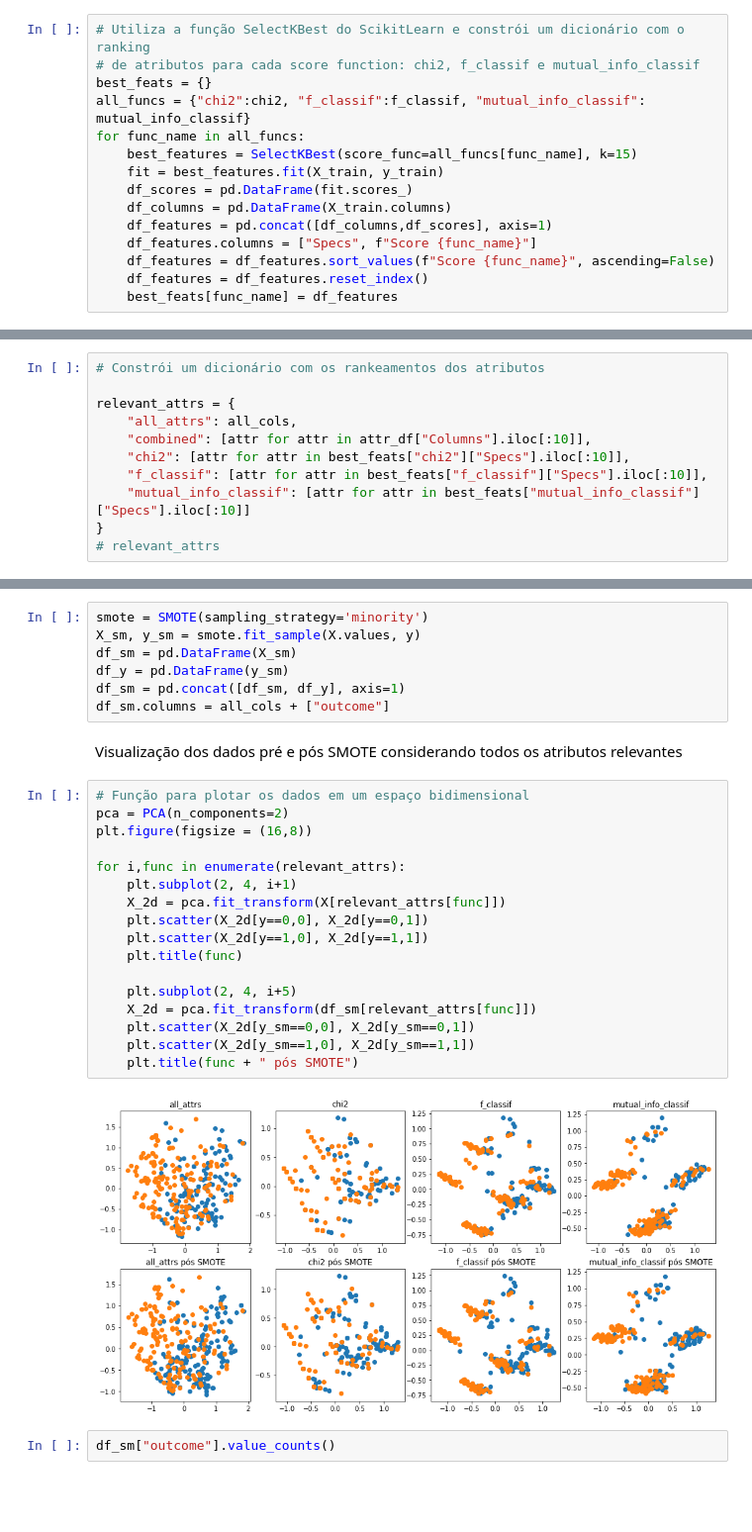
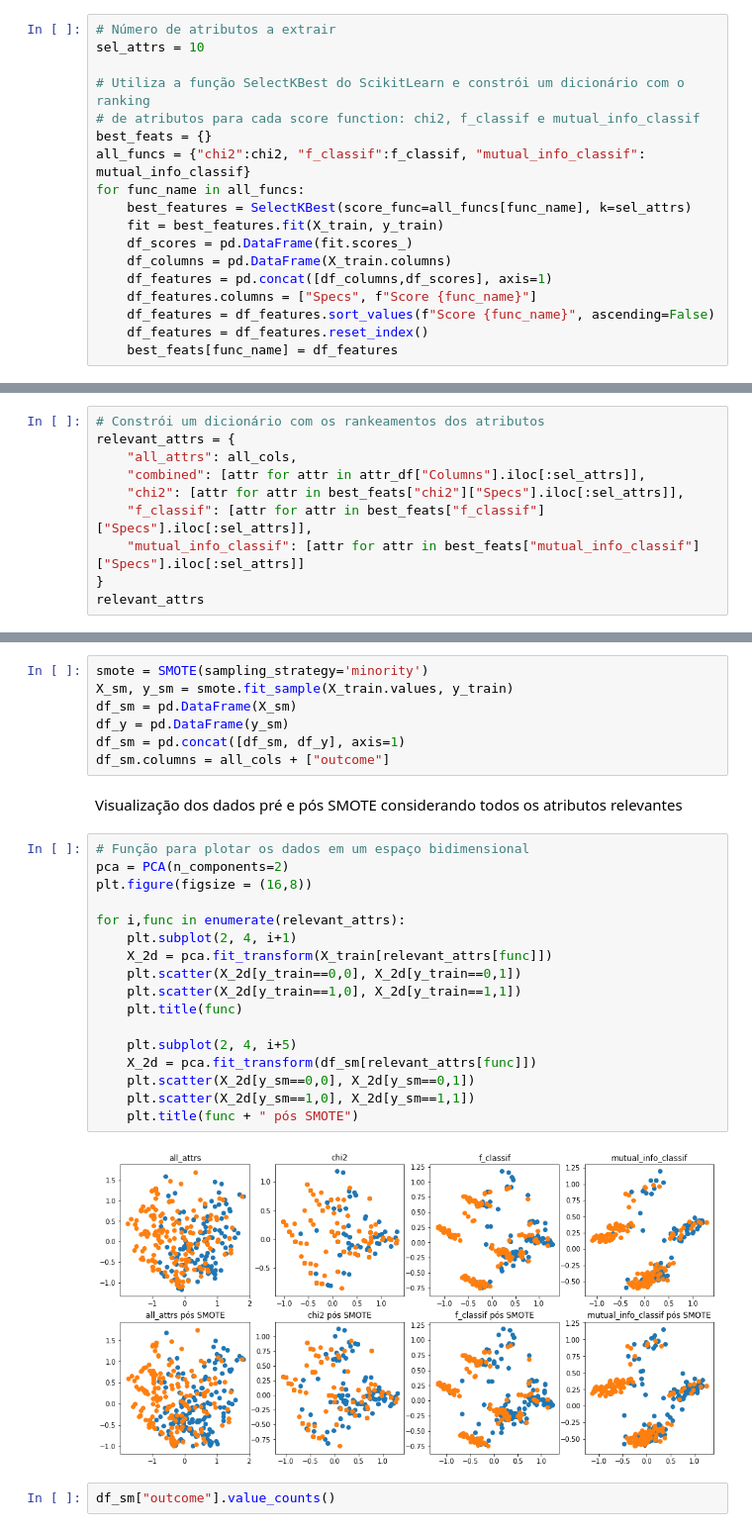
Before and after one commit to rodrigoaraujo01/PowerBI_DM_1, a Jupyter notebook: Rodrigo Araujo - Trabalho Final Data Mining.ipynb, the cells around one changed output, grey strips where cells are left out. Shown: that part at 99% size. Cells and saved outputs as stored; diff of their text form; blank space fills up the shorter version.

```diff
--- a/Rodrigo Araujo - Trabalho Final Data Mining.ipynb
+++ b/Rodrigo Araujo - Trabalho Final Data Mining.ipynb
@@ -319,12 +319,15 @@ X_test = df_test[x_cols]
 y_train = df["outcome"].values
 y_test = df_test["outcome"].values
 # %%
+# Número de atributos a extrair
+sel_attrs = 10
+
 # Utiliza a função SelectKBest do ScikitLearn e constrói um dicionário com o ranking
 # de atributos para cada score function: chi2, f_classif e mutual_info_classif
 best_feats = {}
 all_funcs = {"chi2":chi2, "f_classif":f_classif, "mutual_info_classif": mutual_info_classif}
 for func_name in all_funcs:
-    best_features = SelectKBest(score_func=all_funcs[func_name], k=15)
+    best_features = SelectKBest(score_func=all_funcs[func_name], k=sel_attrs)
     fit = best_features.fit(X_train, y_train)
     df_scores = pd.DataFrame(fit.scores_)
     df_columns = pd.DataFrame(X_train.columns)
@@ -360,12 +363,11 @@ attr_df = attr_df.sort_values("New ranking", ascending=False)
 # attr_df
 # %%
 # Constrói um dicionário com os rankeamentos dos atributos
-
 relevant_attrs = {
     "all_attrs": all_cols,
-    "combined": [attr for attr in attr_df["Columns"].iloc[:10]],
-    "chi2": [attr for attr in best_feats["chi2"]["Specs"].iloc[:10]],
-    "f_classif": [attr for attr in best_feats["f_classif"]["Specs"].iloc[:10]],
-    "mutual_info_classif": [attr for attr in best_feats["mutual_info_classif"]["Specs"].iloc[:10]]
+    "combined": [attr for attr in attr_df["Columns"].iloc[:sel_attrs]],
+    "chi2": [attr for attr in best_feats["chi2"]["Specs"].iloc[:sel_attrs]],
+    "f_classif": [attr for attr in best_feats["f_classif"]["Specs"].iloc[:sel_attrs]],
+    "mutual_info_classif": [attr for attr in best_feats["mutual_info_classif"]["Specs"].iloc[:sel_attrs]]
 }
-# relevant_attrs
+relevant_attrs
@@ -449,7 +469,7 @@ Esse relatório, porém, utilizará o método **SMOTE** (Synthetic Minority Over
 <img src="smote.png"/>
 # %%
 smote = SMOTE(sampling_strategy='minority')
-X_sm, y_sm = smote.fit_sample(X.values, y)
+X_sm, y_sm = smote.fit_sample(X_train.values, y_train)
 df_sm = pd.DataFrame(X_sm)
 df_y = pd.DataFrame(y_sm)
 df_sm = pd.concat([df_sm, df_y], axis=1)
@@ -459,22 +479,22 @@ Visualização dos dados pré e pós SMOTE considerando todos os atributos relev
 # %%
 # Função para plotar os dados em um espaço bidimensional
 pca = PCA(n_components=2)
 plt.figure(figsize = (16,8))
 
 for i,func in enumerate(relevant_attrs):
     plt.subplot(2, 4, i+1)
-    X_2d = pca.fit_transform(X[relevant_attrs[func]])
-    plt.scatter(X_2d[y==0,0], X_2d[y==0,1])
-    plt.scatter(X_2d[y==1,0], X_2d[y==1,1])
+    X_2d = pca.fit_transform(X_train[relevant_attrs[func]])
+    plt.scatter(X_2d[y_train==0,0], X_2d[y_train==0,1])
+    plt.scatter(X_2d[y_train==1,0], X_2d[y_train==1,1])
     plt.title(func)
 
     plt.subplot(2, 4, i+5)
     X_2d = pca.fit_transform(df_sm[relevant_attrs[func]])
     plt.scatter(X_2d[y_sm==0,0], X_2d[y_sm==0,1])
     plt.scatter(X_2d[y_sm==1,0], X_2d[y_sm==1,1])
     plt.title(func + " pós SMOTE")
 # %% [output]
-[figure, old version]
+[figure, new version]
 # %%
 df_sm["outcome"].value_counts()
 # %% [output]
```
Also changed, not shown: parts of 17 cells of this notebook.
